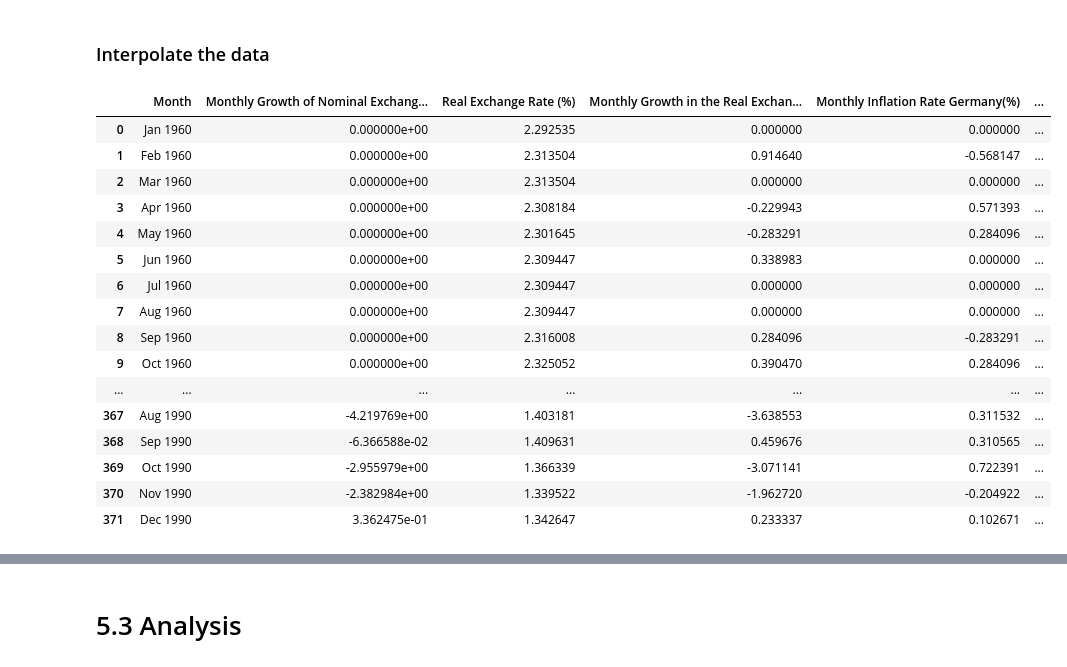
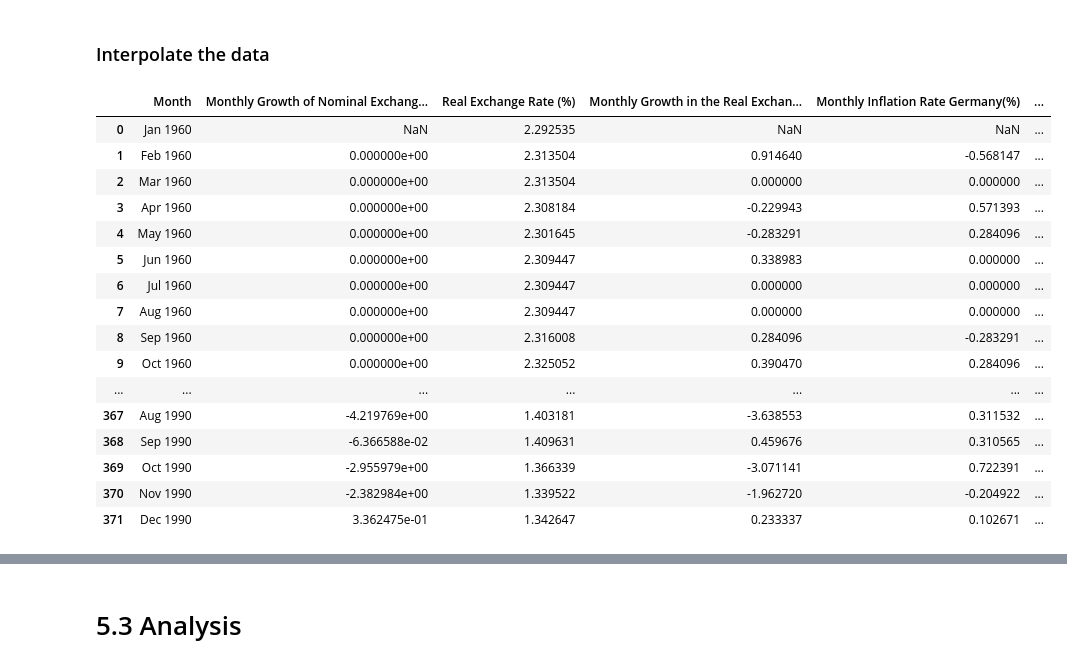
Before and after one commit to AmayP22/EC1B1_Coursework, a Jupyter notebook: EC1B1 Coursework.ipynb, the cells around one changed output, grey strips where cells are left out. Saved outputs shown, nothing was run; the diff lists cells and outputs as text; code cells hidden in the pictures.

```diff
--- a/EC1B1 Coursework.ipynb
+++ b/EC1B1 Coursework.ipynb
@@ -208,7 +208,7 @@ monthly_inflation_rate_df = pd.DataFrame(monthly_inflation_rate).reset_index()
 monthly_inflation_rate_df.columns = ['Month', 'Monthly Inflation Rate Germany(%)']
 new_month_names = merged_df.iloc[0, 2:].values
 monthly_inflation_rate_df['Month'] = new_month_names
-monthly_inflation_rate_df = monthly_inflation_rate_df.fillna(0)
+
 display(monthly_inflation_rate_df)
 # %% [output]
 |  | Month | Monthly Inflation Rate Germany(%) |
@@ -237,7 +237,7 @@ industrial_production_rate_df = pd.DataFrame(industrial_production_rate).reset_i
 industrial_production_rate_df.columns = ['Month', 'Monthly Growth in Industrial Production (%)']
 new_month_names = merged_df.iloc[0, 2:].values
 industrial_production_rate_df['Month'] = new_month_names
-industrial_production_rate_df = industrial_production_rate_df.fillna(0)
+
 display(industrial_production_rate_df)
 # %% [output]
 |  | Month | Monthly Growth in Industrial Prod... |
@@ -273,7 +273,7 @@ growth_industrial_production_12months_df = pd.DataFrame(growth_industrial_produc
 growth_industrial_production_12months_df.columns = ['Month', 'Yearly Growth of Industrial Production (%)']
 new_month_names = merged_df.iloc[0, 2:].values
 growth_industrial_production_12months_df['Month'] = new_month_names
-growth_industrial_production_12months_df = growth_industrial_production_12months_df.fillna(0)
+
 display(growth_industrial_production_12months_df)
 # %% [output]
 |  | Month | Yearly Growth of Industrial Produ... |
@@ -303,7 +303,7 @@ ir_index_df = pd.DataFrame(international_reserves_index).reset_index()
 ir_index_df.columns = ['Month', 'International Reserve Index Germany']
 new_month_names = merged_df.iloc[0, 2:].values
 ir_index_df['Month'] = new_month_names
-ir_index_df = ir_index_df.fillna(0)
+
 display(ir_index_df)
 # %% [output]
 |  | Month | International Reserve Index Germany |
@@ -490,19 +491,25 @@ for outlier in outliers_list:
 # %%
 #For values = NaN, fill them with the mean of the values above and below
 for column in final_merged_df.columns[1:]:
-    #Get the indices of the NaN values
-    nan_indices = (final_merged_df[final_merged_df[column].isnull()].index)
+    #Get the indices of the NaN values for all rows except the first one
+    nan_indices = final_merged_df[column][1:][final_merged_df[column][1:].isnull()].index
     for index in nan_indices:
         #Get the values above and below the NaN value
         above = final_merged_df.loc[index - 1, column]
         below = final_merged_df.loc[index + 1, column]
-        #Fill the NaN value with the mean of the two values
-        final_merged_df.loc[index, column] = (above + below) / 2
+
+        #If the values above or below are also NaN, fill with the other value
+        if np.isnan(above) or np.isnan(below):
+            final_merged_df.loc[index, column] = above if np.isnan(below) else below
+
+        #Otherwise, fill with the mean of the two values
+        else:
+            final_merged_df.loc[index, column] = (above + below) / 2
 
 display(final_merged_df)
 # %% [output]
 |  | Month | Monthly Growth of Nominal Exchang... | Real Exchange Rate (%) | Monthly Growth in the Real Exchan... | Monthly Inflation Rate Germany(%) | ... |
-| 0 | Jan 1960 | 0.000000e+00 | 2.292535 | 0.000000 | 0.000000 | ... |
+| 0 | Jan 1960 | NaN | 2.292535 | NaN | NaN | ... |
 | 1 | Feb 1960 | 0.000000e+00 | 2.313504 | 0.914640 | -0.568147 | ... |
 | 2 | Mar 1960 | 0.000000e+00 | 2.313504 | 0.000000 | 0.000000 | ... |
 | 3 | Apr 1960 | 0.000000e+00 | 2.308184 | -0.229943 | 0.571393 | ... |
```
Also changed, not shown: parts of 11 cells of this notebook.
